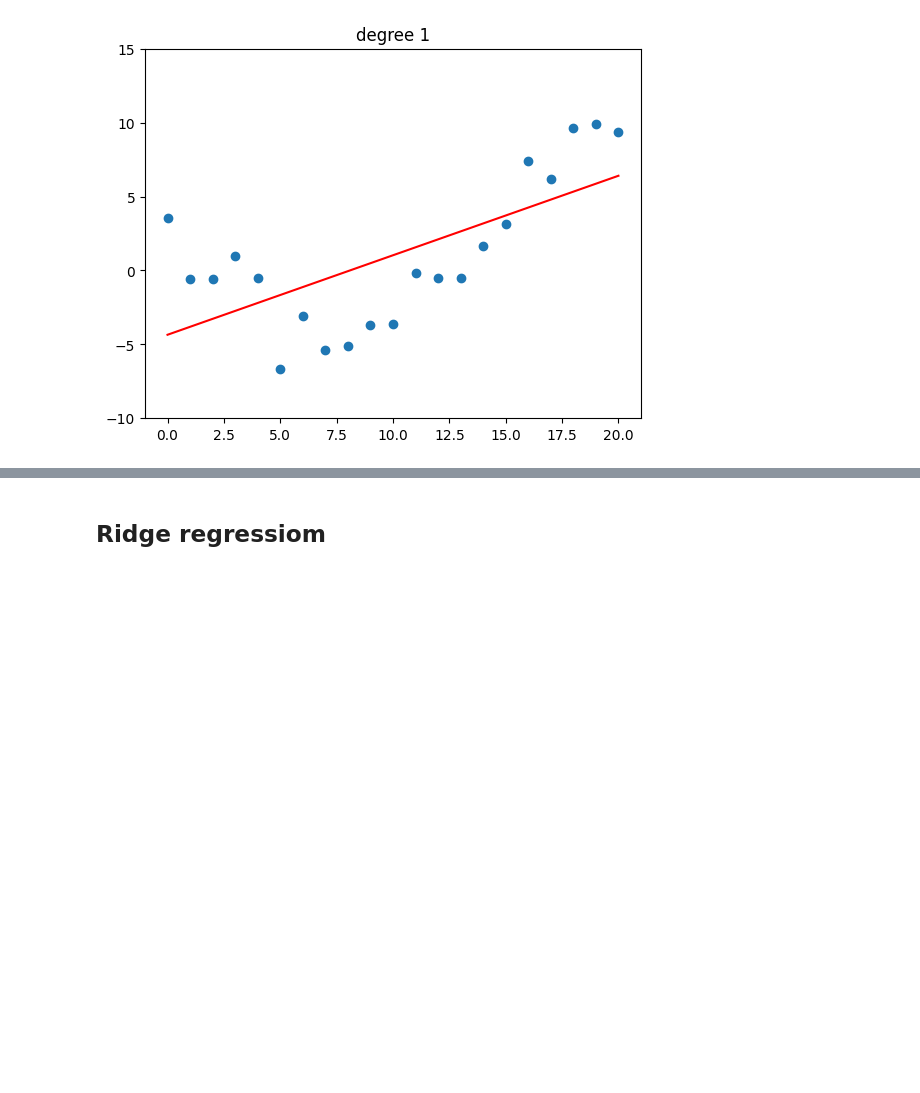
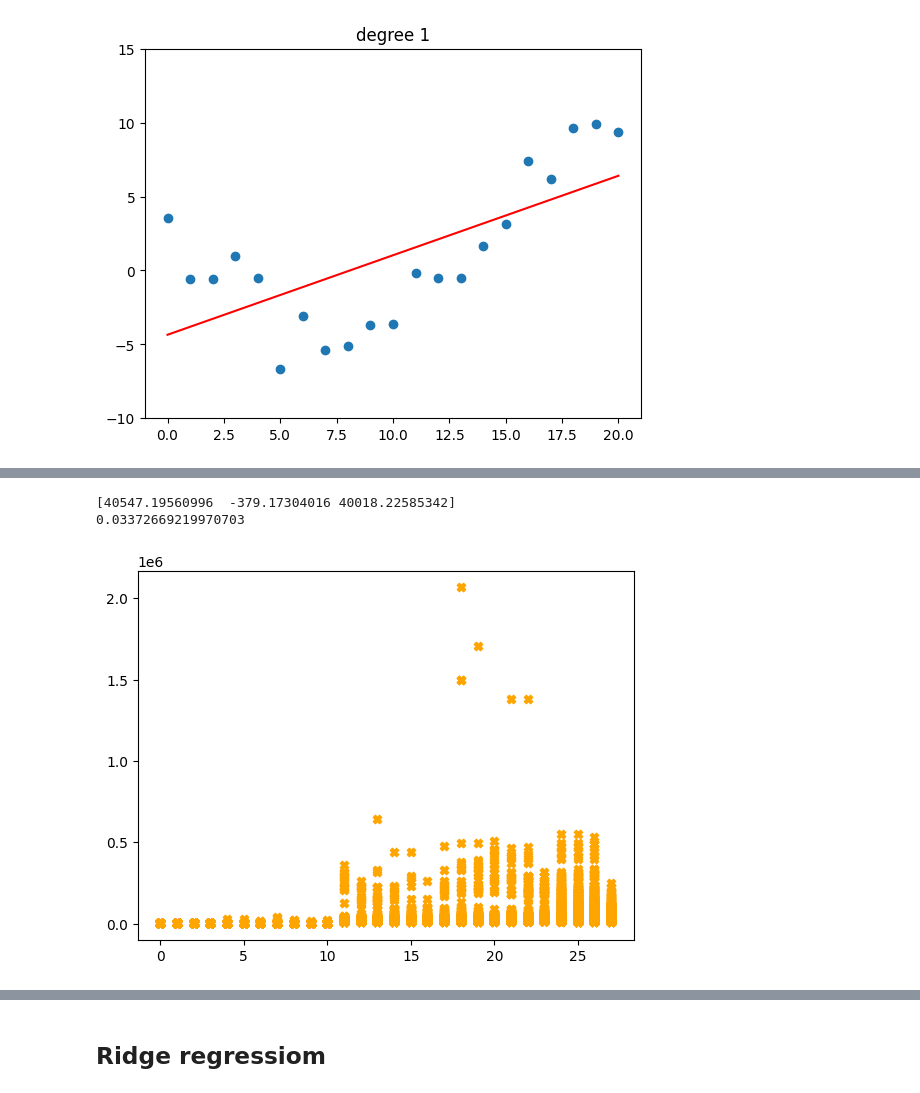
Before and after one commit to espalinha/Iniciacao-Cientifica, a Jupyter notebook: cap11/Cap11.ipynb, the cells around one changed output, grey strips where cells are left out. Saved outputs shown, nothing was run; the diff lists cells and outputs as text; code cells hidden in the pictures; blank space fills up the shorter version.

```diff
--- a/cap11/Cap11.ipynb
+++ b/cap11/Cap11.ipynb
@@ -156,0 +270,7 @@ Beta: [-4.35089704  0.53773872]
+# %%
+import pandas as pd
+from time import time
+from sklearn.model_selection import train_test_split
+
+df = pd.read_csv("data.csv")
+df.head()
@@ -156,0 +284,32 @@ Beta: [-4.35089704  0.53773872]
+# %%
+df_test = pd.DataFrame()
+df_test["MSRP"] = df["MSRP"]
+df_test["Year"] = df["Year"]
+df_test["Engine HP"] = df["Engine HP"]
+df_test["Year"] = df_test["Year"].apply(lambda x: x - df_test["Year"].min())
+
+df_test = df_test.sort_values(by="Year")
+df_test
+df_test = df_test.dropna()
+from sklearn.preprocessing import StandardScaler
+
+scaler = StandardScaler()
+X_scaled = scaler.fit_transform(df_test[['Year', 'Engine HP']].values)
+
+plt.scatter(df_test["Year"], df_test["MSRP"], marker="X", c="orange")
+
+lr = my_linear_reg()
+prev = time()
+#print(df_test[['Year', 'Engine HP']].values)
+lr.fit_analitic(X_scaled, df_test["MSRP"].to_numpy())
+print(lr.beta)
+x_range = np.linspace(min(df_test["Year"]), max(df_test["Year"]), 100)
+#print(x_range)
+#y_pred = lr.predict(x_range.reshape(-1, 1))
+print(time() - prev)
+#plt.plot(x_range, y_pred, color='red', label='Regressão Linear')
+#plt.scatter(df_test["Year"], df_test["MSRP"], marker="X", c="orange")
+# %% [output]
+[40547.19560996  -379.17304016 40018.22585342]
+0.03372669219970703
+[figure, added]
```
Also changed, not shown: parts of 14 cells of this notebook.
